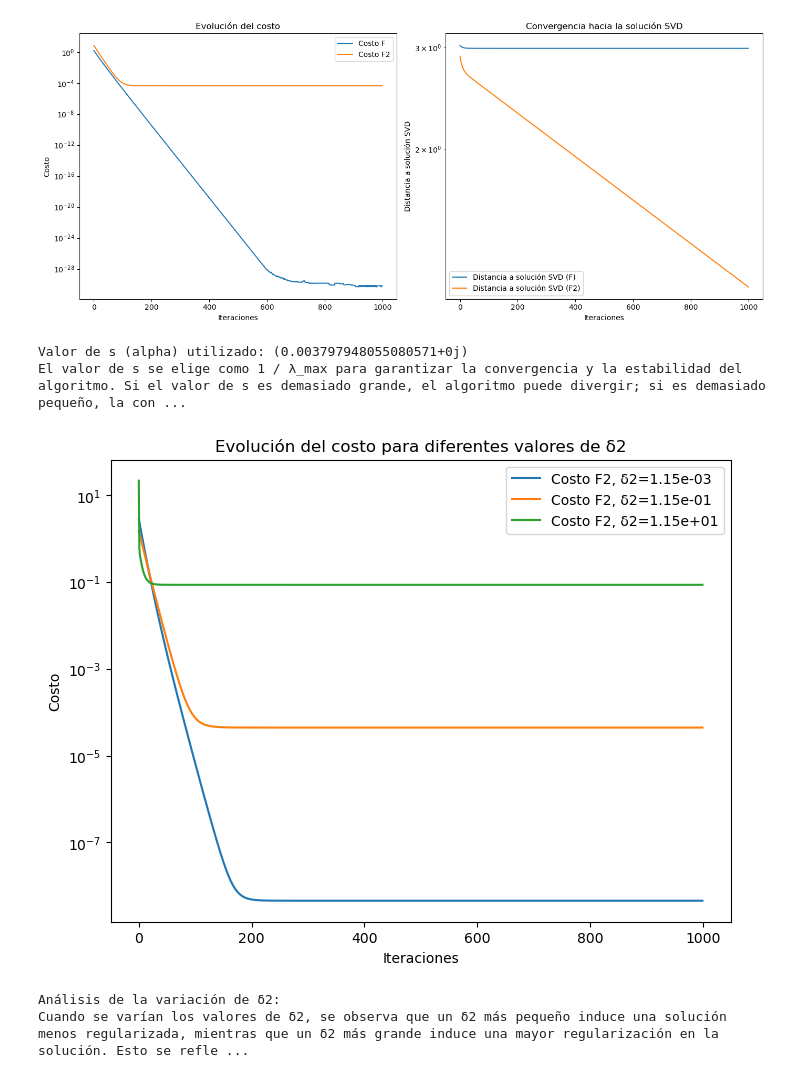
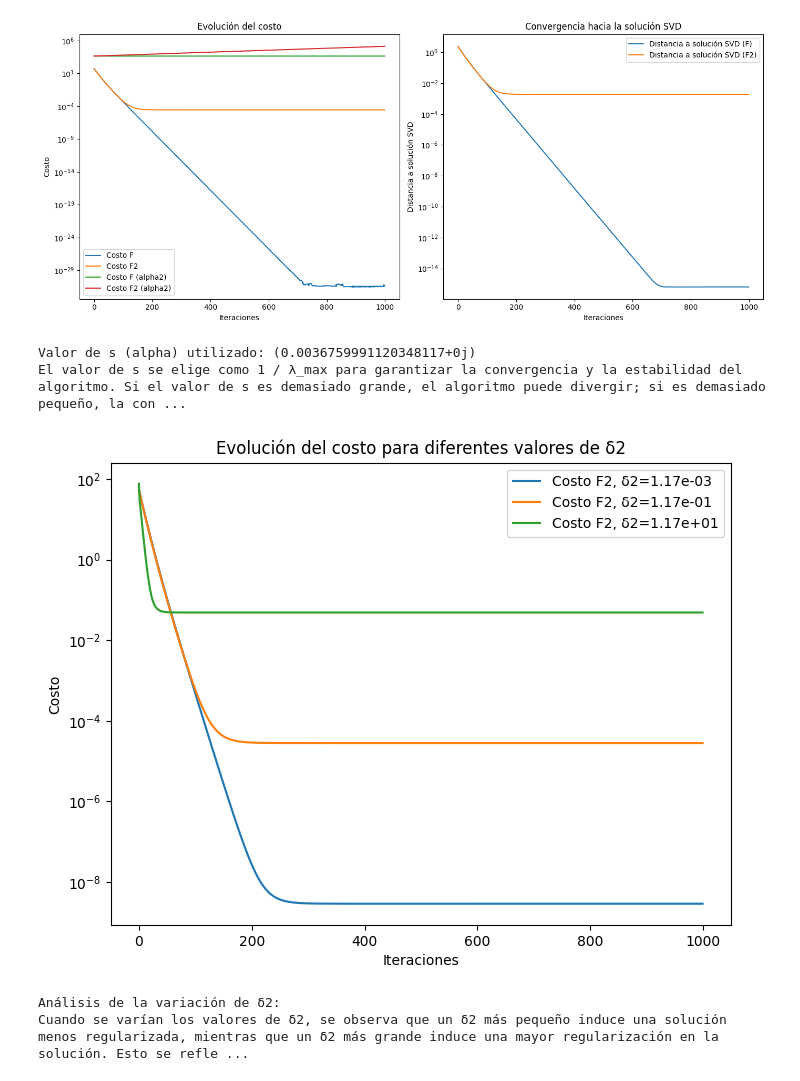
Before and after one commit to BrunoDC-dev/Metodos-numericos-2, a Jupyter notebook: TP4/t1.ipynb, the cells around one changed output. Cells and saved outputs as stored; diff of their text form; code cells hidden in the pictures.

```diff
--- a/TP4/t1.ipynb
+++ b/TP4/t1.ipynb
@@ -1,5 +1,8 @@
 # %%
 import numpy as np
+import matplotlib.pyplot as plt
+
+np.random.seed(12345)
 
 # Función de costo F(x) = (Ax - b)^T (Ax - b)
 def cost_function(A, x, b):
@@ -12,7 +15,8 @@ def gradient(A, x, b):
 # Gradiente descendente
 def gradient_descent(A, b, alpha, num_iterations, regularization=None, delta2=0):
     n, d = A.shape
-    x = np.random.rand(d)
+    np.random.seed(12345)
+    x = np.random.rand(d) #OJO que X sea un random cada vez que se llama no jode para comparar?
     cost_history = []
     x_history = []
 
@@ -33,10 +37,12 @@ n = 5
 d = 100
 A = np.random.rand(n, d)
 b = np.random.rand(n)
-U, s, Vt = np.linalg.svd(A, full_matrices=False)
-sigma_max = np.max(s)
-lambda_max = np.max(np.linalg.eigvals(2 * A.T @ A))
+U, S, Vt = np.linalg.svd(A, full_matrices=False)
+sigma_max = np.max(S)
+lambda_max = np.max(np.linalg.eigvals(2 * A.T @ A)) #¿Chequeado que es el Hessiano?
+lambda_min = np.min(np.linalg.eigvals(2 * A.T @ A))
 alpha = 1 / lambda_max
+alpha2 = 2*alpha
 num_iterations = 1000
 delta2 = 10**(-2) * sigma_max
 
@@ -46,6 +52,13 @@ x_min_F, cost_history_F, x_history_F = gradient_descent(A, b, alpha, num_iterati
 # Minimización de F2
 x_min_F2, cost_history_F2, x_history_F2 = gradient_descent(A, b, alpha, num_iterations, regularization='L2', delta2=delta2)
 
+# Minimización de F con alpha2
+x_min_F_a2, cost_history_F_a2, x_history_F_a2 = gradient_descent(A, b, alpha2, num_iterations)
+
+# Minimización de F2 con alpha2
+x_min_F2_a2, cost_history_F2_a2, x_history_F2_a2 = gradient_descent(A, b, alpha2, num_iterations, regularization='L2', delta2=delta2)
+
+
 # Solución utilizando SVD
 x_svd = np.linalg.pinv(A) @ b
 
@@ -53,4 +66,19 @@ x_svd = np.linalg.pinv(A) @ b
 print("Solución utilizando gradiente descendente para F:", x_min_F)
 print("Solución utilizando gradiente descendente para F2:", x_min_F2)
 print("Solución utilizando SVD:", x_svd)
+
+matrix_min_F = x_min_F.reshape(int(np.sqrt(d)), int(np.sqrt(d)))
+matrix_min_F2 = x_min_F2.reshape(int(np.sqrt(d)), int(np.sqrt(d)))
+matrix_svd = x_svd.reshape(int(np.sqrt(d)), int(np.sqrt(d)))
+
+fig, axs = plt.subplots(1, 2, figsize=(12, 6), constrained_layout=True)
+im1 = axs[0].imshow(matrix_min_F.real, cmap='hot', interpolation='nearest')
+axs[0].set_title('Solución de F')
+
+im2 = axs[1].imshow(matrix_min_F2.real, cmap='hot', interpolation='nearest')
+axs[1].set_title('Solución de F2')
+
+fig.colorbar(im1, ax=axs, location='right')
+
+plt.show()
 # %% [output]
@@ -74,12 +103,12 @@ Solución utilizando gradiente descendente para F: [-7.37756132e-02+0.j  3.81450
 # %%
-import matplotlib.pyplot as plt
-
 # Graficar la evolución del costo
 plt.figure(figsize=(14, 6))
 
 plt.subplot(1, 2, 1)
 plt.semilogy(cost_history_F, label='Costo F')
 plt.semilogy(cost_history_F2, label='Costo F2')
+plt.semilogy(cost_history_F_a2, label='Costo F (alpha2)')
+plt.semilogy(cost_history_F2_a2, label='Costo F2 (alpha2)')
 plt.xlabel('Iteraciones')
 plt.ylabel('Costo')
 plt.legend()
@@ -97,36 +126,36 @@ plt.tight_layout()
 plt.show()
 
 # Análisis
 print(f"\nValor de s (alpha) utilizado: {alpha}")
 print("El valor de s se elige como 1 / λ_max para garantizar la convergencia y la estabilidad del algoritmo. "
       "Si el valor de s es demasiado grande, el algoritmo puede divergir; si es demasiado pequeño, "
       "la convergencia será muy lenta.")
 
 # Variación de δ2
 delta2_values = [10**(-4) * sigma_max, 10**(-2) * sigma_max, 10**(0) * sigma_max]
 cost_histories = []
 
 for delta2 in delta2_values:
     _, cost_history_F2_varied, _ = gradient_descent(A, b, alpha, num_iterations, regularization='L2', delta2=delta2)
     cost_histories.append(cost_history_F2_varied)
 
 plt.figure(figsize=(8, 6))
 for i, delta2 in enumerate(delta2_values):
     plt.semilogy(cost_histories[i], label=f'Costo F2, δ2={delta2:.2e}')
 plt.xlabel('Iteraciones')
 plt.ylabel('Costo')
 plt.legend()
 plt.title('Evolución del costo para diferentes valores de δ2')
 plt.show()
 
 print("Análisis de la variación de δ2:")
 print("Cuando se varían los valores de δ2, se observa que un δ2 más pequeño induce una solución menos regularizada, "
       "mientras que un δ2 más grande induce una mayor regularización en la solución. "
       "Esto se refleja en la evolución del costo y la convergencia del algoritmo.")
 # %% [output]
-[figure, old version]
+[figure, new version]
-Valor de s (alpha) utilizado: (0.003797948055080571+0j)
+Valor de s (alpha) utilizado: (0.0036759991120348117+0j)
 El valor de s se elige como 1 / λ_max para garantizar la convergencia y la estabilidad del algoritmo. Si el valor de s es demasiado grande, el algoritmo puede divergir; si es demasiado pequeño, la con ...
-[figure, old version]
+[figure, new version]
 Análisis de la variación de δ2:
 Cuando se varían los valores de δ2, se observa que un δ2 más pequeño induce una solución menos regularizada, mientras que un δ2 más grande induce una mayor regularización en la solución. Esto se refle ...
```
Also changed, not shown: parts of 1 cell of this notebook, 2 other files.
